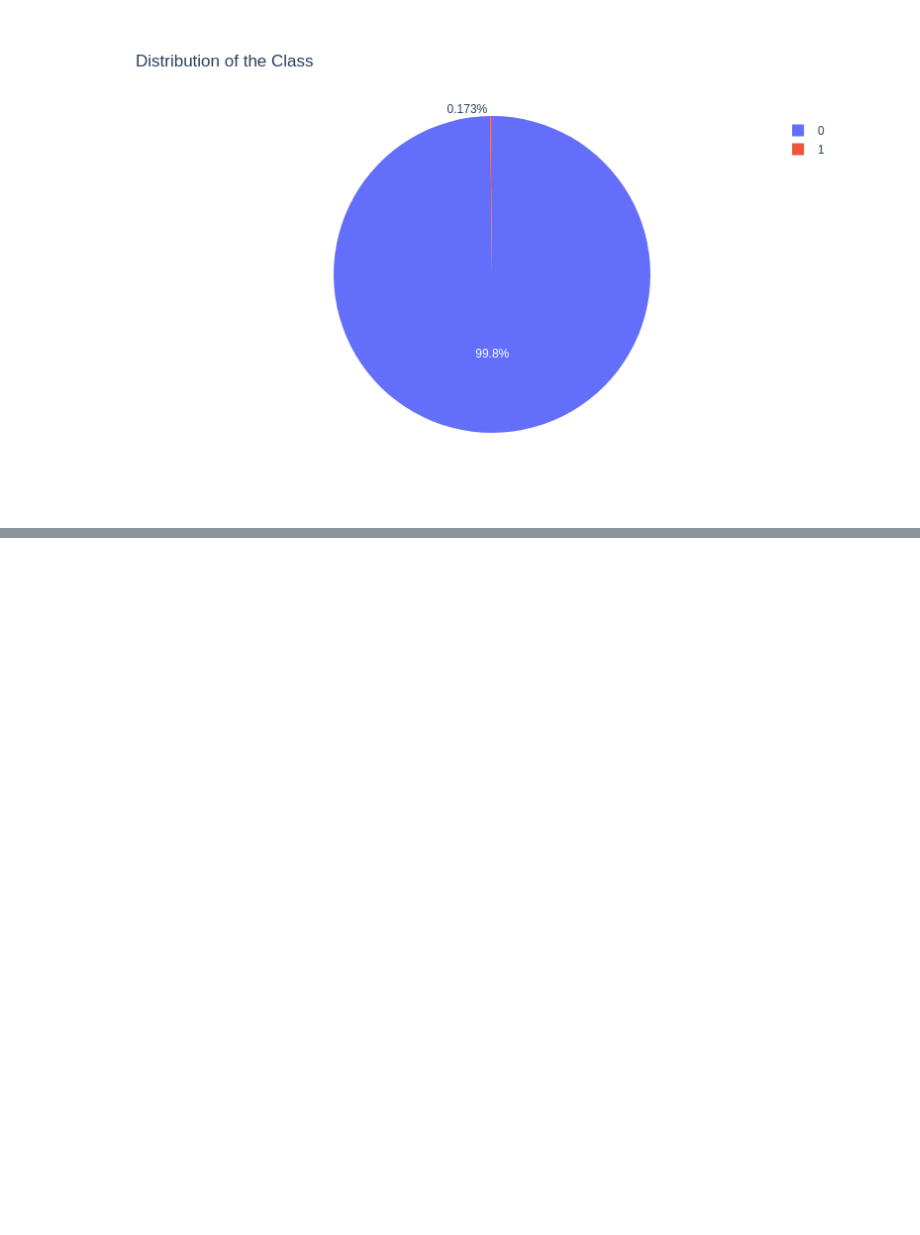
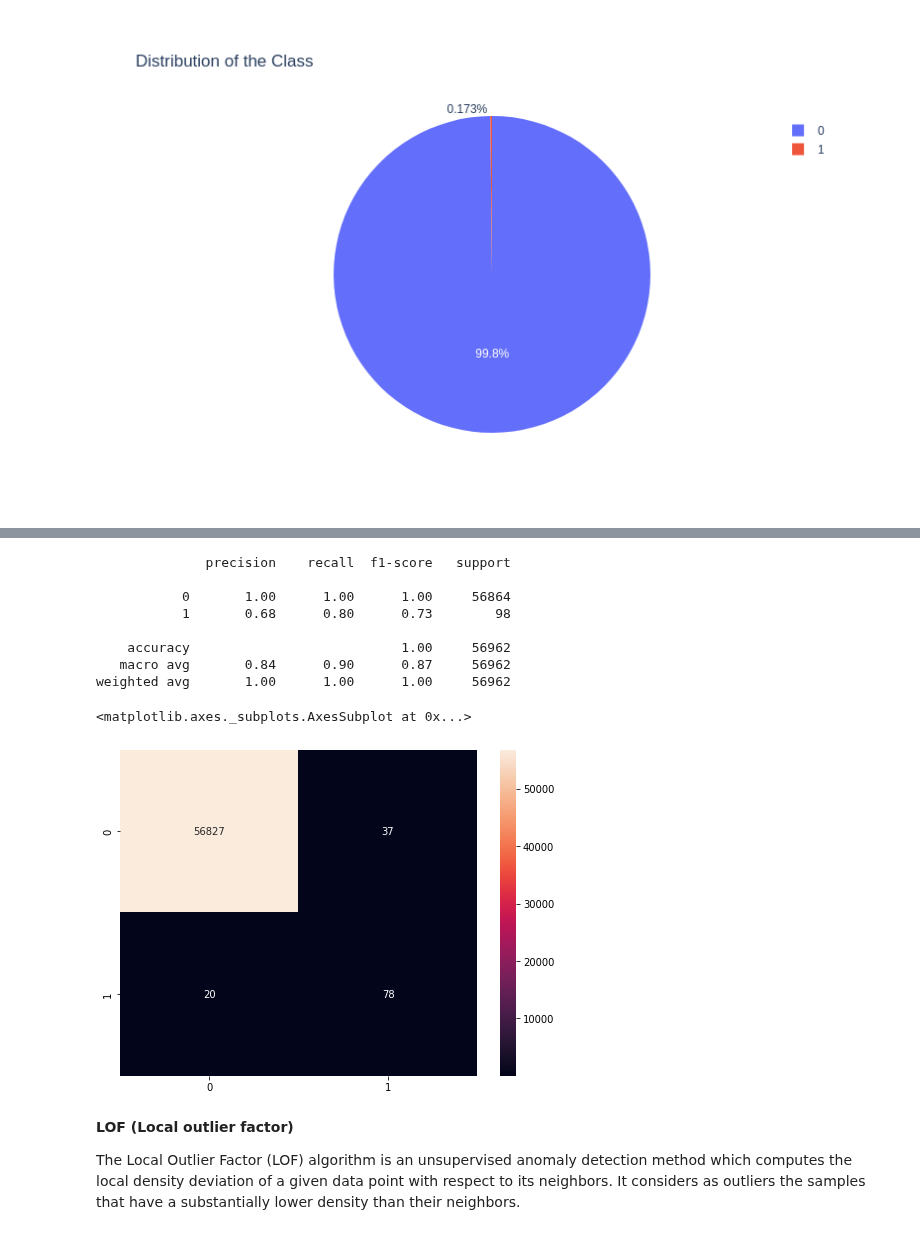
Before and after one commit to kkrusere/Credit-Card-Fraud-Anomaly-Outlier-Detection, a Jupyter notebook: Credit_Card_fraud_detection.ipynb, the cells around one changed output, grey strips where cells are left out. Saved outputs shown, nothing was run; the diff lists cells and outputs as text; code cells hidden in the pictures; blank space fills up the shorter version.

```diff
--- a/Credit_Card_fraud_detection.ipynb
+++ b/Credit_Card_fraud_detection.ipynb
@@ -123,0 +247,25 @@ fig.show(renderer='png', height=500, width=800)
+# %%
+classifier = DecisionTreeClassifier(random_state = 42)
+classifier.fit(X_train, y_train)
+y_pred = classifier.predict(X_test)
+
+print(classification_report(y_test,y_pred))
+cm = confusion_matrix(y_test,y_pred)
+
+plt.figure(figsize = (8,6))
+sns.heatmap(cm,annot = True,cbar = True, fmt = 'g')
+# %% [output]
+              precision    recall  f1-score   support
+
+           0       1.00      1.00      1.00     56864
+           1       0.68      0.80      0.73        98
+
+    accuracy                           1.00     56962
+   macro avg       0.84      0.90      0.87     56962
+weighted avg       1.00      1.00      1.00     56962
+<matplotlib.axes._subplots.AxesSubplot at 0x...>
+[figure, added]
+# %% [markdown]
+**LOF (Local outlier factor)**
+
+The Local Outlier Factor (LOF) algorithm is an unsupervised anomaly detection method which computes the local density deviation of a given data point with respect to its neighbors. It considers as outliers the samples that have a substantially lower density than their neighbors.
```
Also changed, not shown: parts of 17 cells of this notebook.
